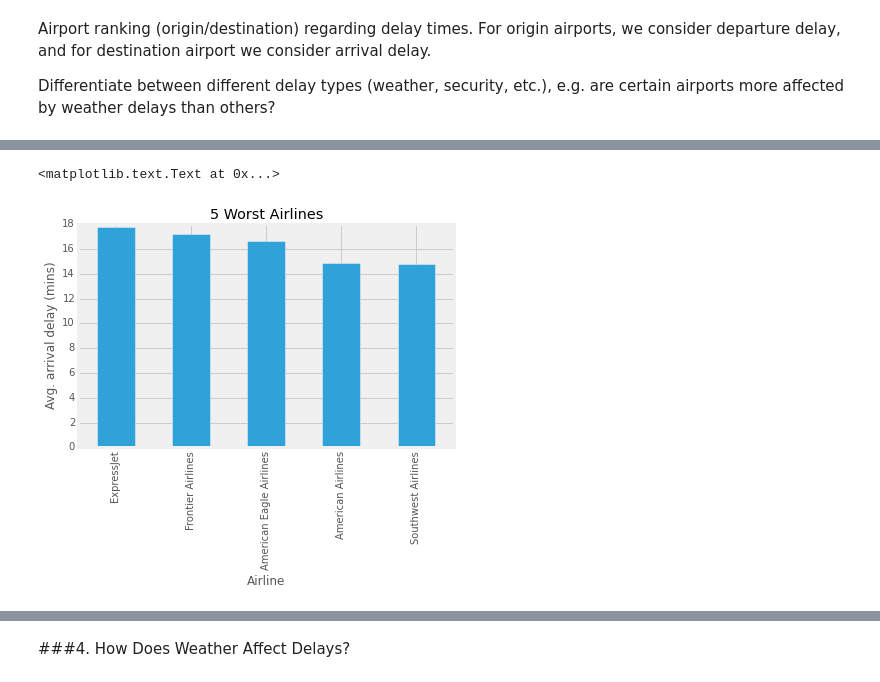
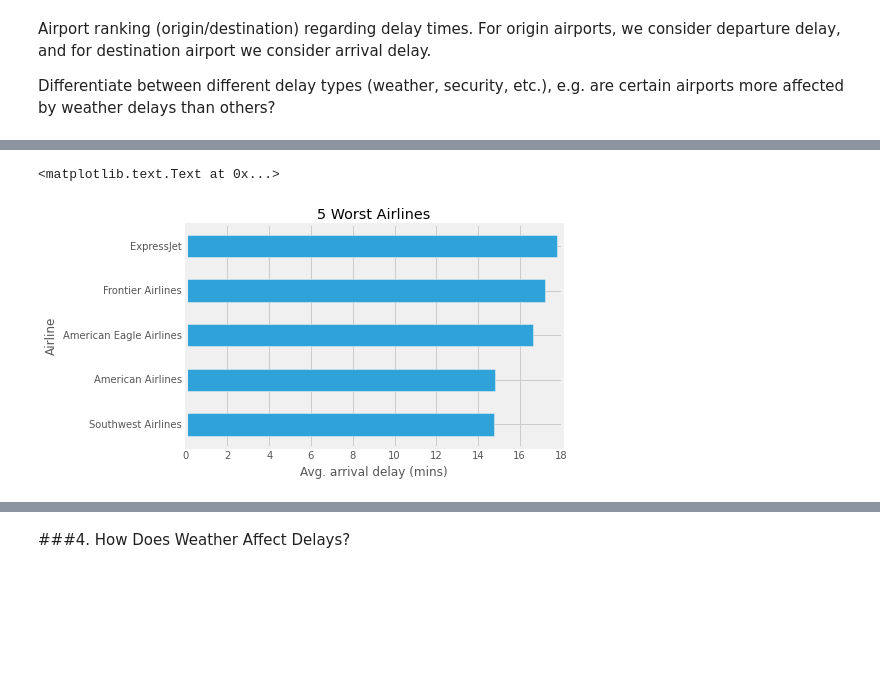
Before and after one commit to LeonhardFS/flightbbq, a Jupyter notebook: 03_DataExploration.ipynb, the cells around one changed output, grey strips where cells are left out. Saved outputs shown, nothing was run; the diff lists cells and outputs as text; code cells hidden in the pictures; blank space fills up the shorter version.

```diff
--- a/03_DataExploration.ipynb
+++ b/03_DataExploration.ipynb
@@ -122,9 +126,9 @@ ax2.set_title('5 Best Airlines')
 # %%
 AAgb = AAgb.sort([('ARR_DELAY','mean')], ascending = False)
-ax2 = AAgb.head(5)['ARR_DELAY']['mean'].plot(kind='bar')
-ax2.set_ylabel('Avg. arrival delay (mins)')
-ax2.set_xlabel('Airline')
+ax2 = AAgb.head(5)['ARR_DELAY']['mean'].iloc[::-1].plot(kind='barh')
+ax2.set_xlabel('Avg. arrival delay (mins)')
+ax2.set_ylabel('Airline')
 ax2.set_title('5 Worst Airlines')
 # %% [output]
 <matplotlib.text.Text at 0x...>
-[figure, old version]
+[figure, new version]
```
Also changed, not shown: parts of 13 cells of this notebook, 1 other file.
